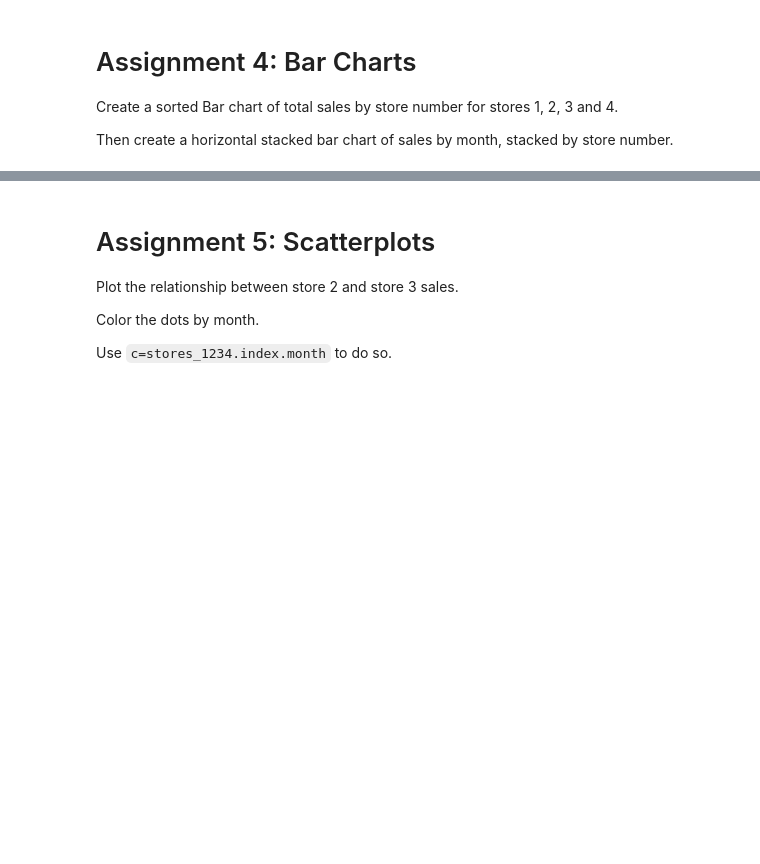
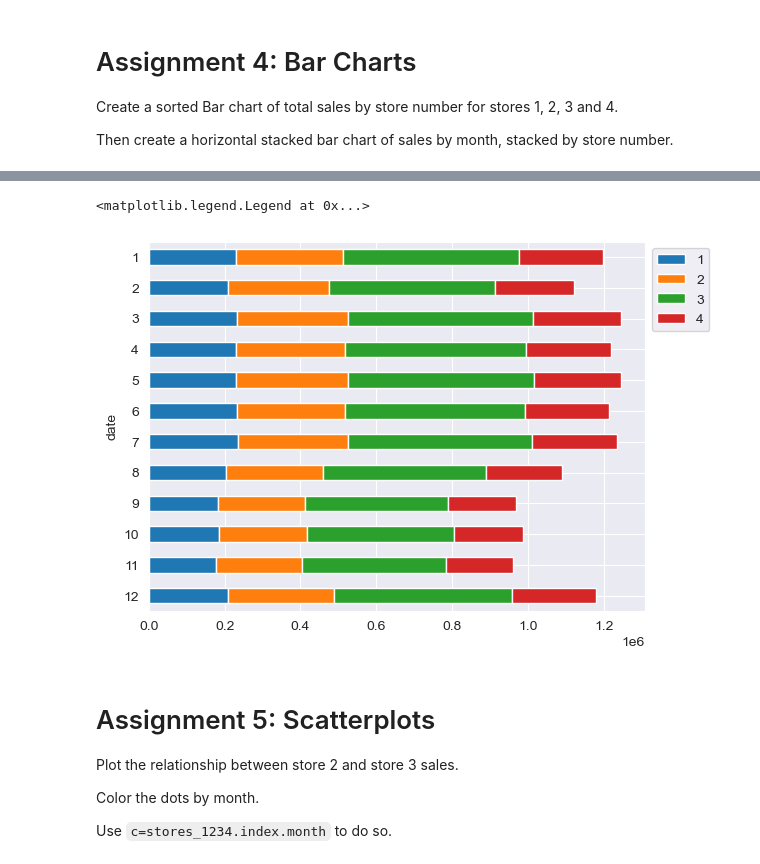
Before and after one commit to atsianis/DataVizMatplotlib, a Jupyter notebook: section05_data_viz.ipynb, the cells around one changed output, grey strips where cells are left out. Saved outputs shown, nothing was run; the diff lists cells and outputs as text; code cells hidden in the pictures; blank space fills up the shorter version.

```diff
--- a/section05_data_viz.ipynb
+++ b/section05_data_viz.ipynb
@@ -145,0 +164,3 @@ stores_1234
+# %%
+pivot_trans_monthly = pivot_trans.groupby(pivot_trans.index.month).sum()
+pivot_trans_monthly
@@ -146,3 +182,8 @@ stores_1234
+# %%
+pivot_trans_monthly.sort_index(ascending=False).plot.barh(stacked=True).legend(bbox_to_anchor=(1, 1))
+# %% [output]
+<matplotlib.legend.Legend at 0x...>
+[figure, added]
 # %% [markdown]
 # Assignment 5: Scatterplots
 
```
Also changed, not shown: parts of 3 cells of this notebook.
